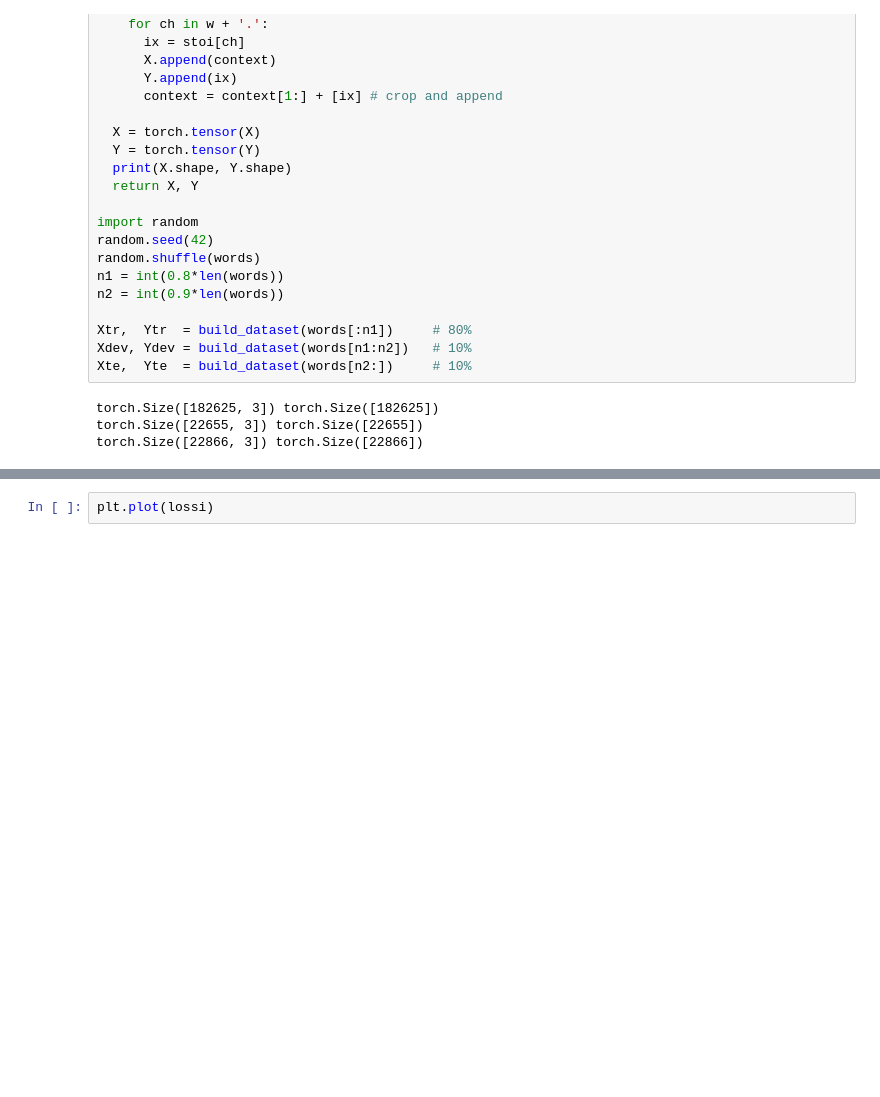
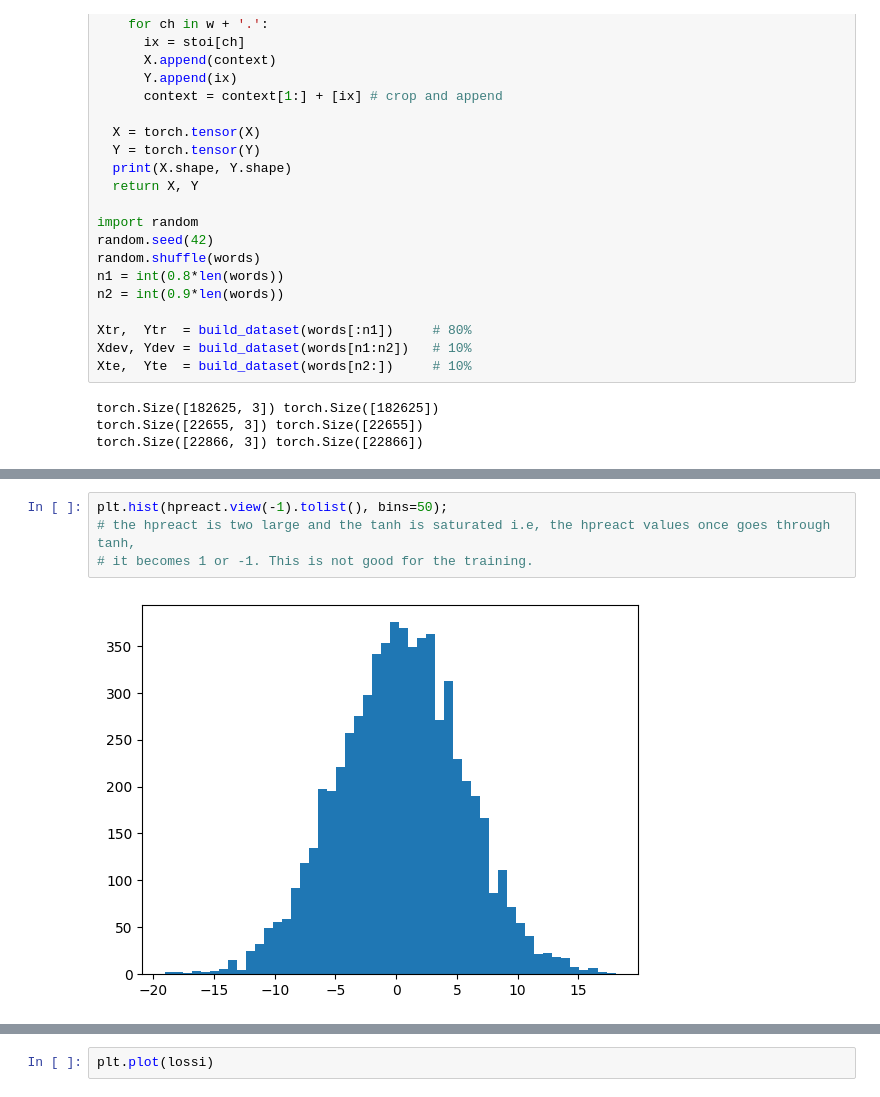
Before and after one commit to Charanvardhan/nnZeroToHero, a Jupyter notebook: MakeMore/IntroducingBatchNormalisation.ipynb, the cells around one changed output, grey strips where cells are left out. Cells and saved outputs as stored; diff of their text form; blank space fills up the shorter version.

```diff
--- a/MakeMore/IntroducingBatchNormalisation.ipynb
+++ b/MakeMore/IntroducingBatchNormalisation.ipynb
@@ -129,0 +135,6 @@ tensor([ -2.3527,  36.4366, -10.7306,   5.7165,  18.6409, -11.6998,  -2.1991,
+# %%
+plt.hist(hpreact.view(-1).tolist(), bins=50);
+# the hpreact is two large and the tanh is saturated i.e, the hpreact values once goes through tanh,
+# it becomes 1 or -1. This is not good for the training.
+# %% [output]
+[figure, added]
```
Also changed, not shown: parts of 7 cells of this notebook.
